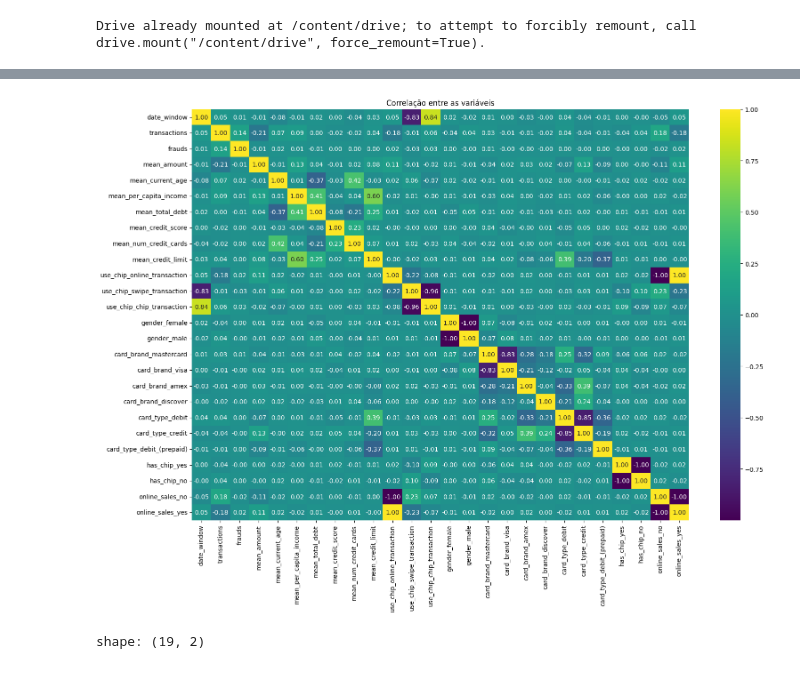
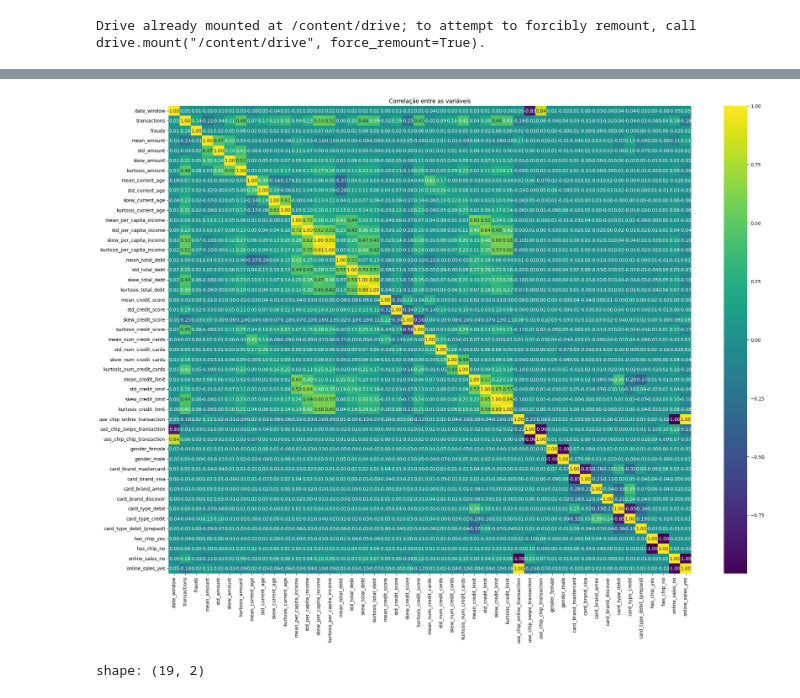
Before and after one commit to Angelicogfa/tcc_mba_datascience_analytics_usp_esalq, a Jupyter notebook: 03-modelagem_dados.ipynb, the cells around one changed output, grey strips where cells are left out. Cells and saved outputs as stored; diff of their text form; code cells hidden in the pictures.

```diff
--- a/03-modelagem_dados.ipynb
+++ b/03-modelagem_dados.ipynb
@@ -155,6 +155,6 @@ shape: (10, 47)
 | 2010-01-01 02:00:00 | 9 | 0 | 45.843333 | 68.940091 | 1.30041 | 0.377724 | 50.0 | ... |
 | 2010-01-01 02:15:00 | 6 | 0 | 35.681667 | 27.537275 | -0.289351 | -1.570798 | 52.833333 | ... |
 # %%
-corr = df_model.drop([column for column in df_model.columns if 'std' in column or 'skew' in column or 'kurtosis' in column]).to_pandas().corr()
+corr = df_model.to_pandas().corr()
 corr
 # %% [output]
@@ -179,12 +179,12 @@ corr
 # %%
-plt.figure(figsize=(18,12))
+plt.figure(figsize=(25,18))
 plt.title('Correlação entre as variáveis')
 
 sns.heatmap(corr, annot=True, cmap='viridis', fmt='.2f')
 
 plt.show()
 # %% [output]
-[figure, old version]
+[figure, new version]
 # %%
 df_proportion = df['description'].value_counts(normalize=True).sort('proportion', descending=True)
 df_proportion.filter(pl.col('proportion') >= 0.01)
```
Also changed, not shown: parts of 1 cell of this notebook.
